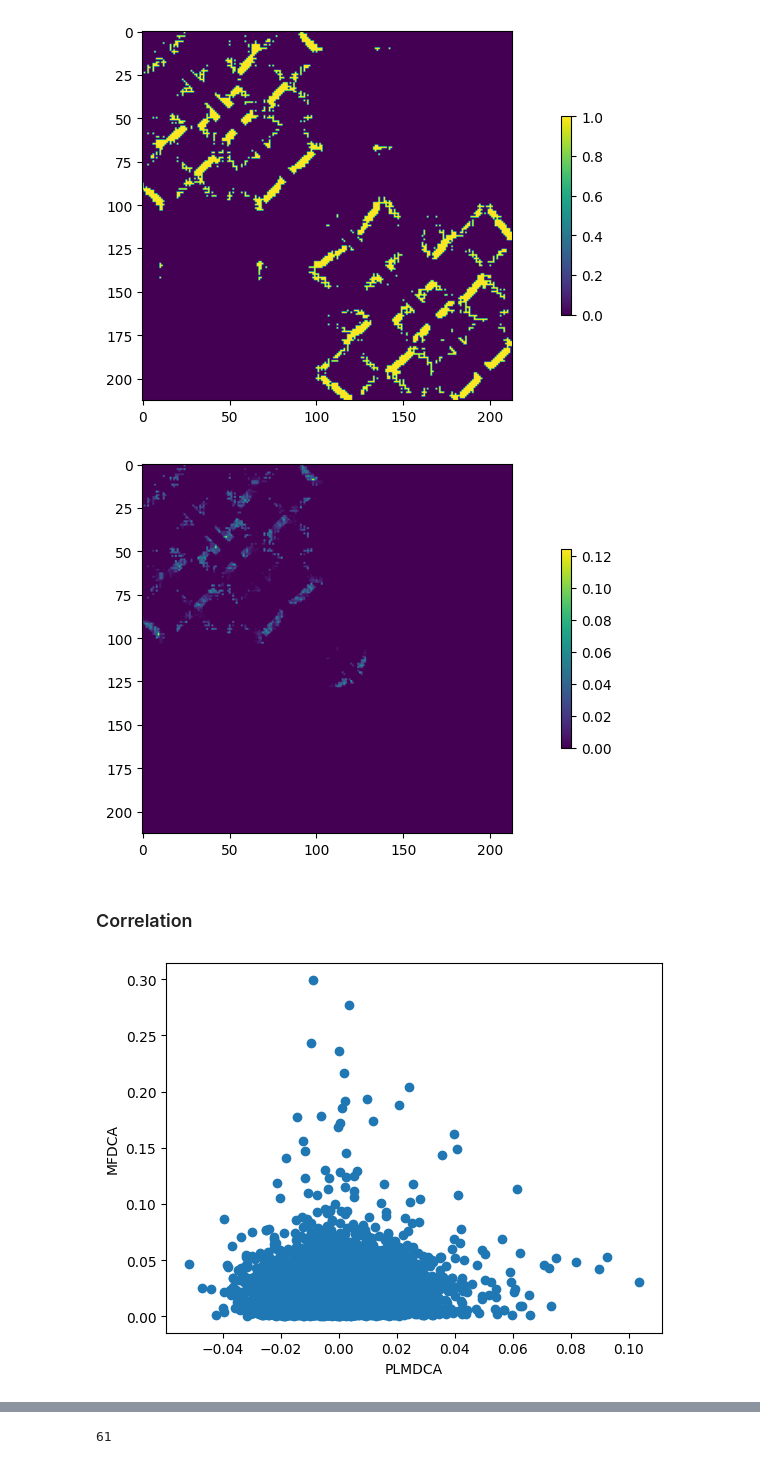
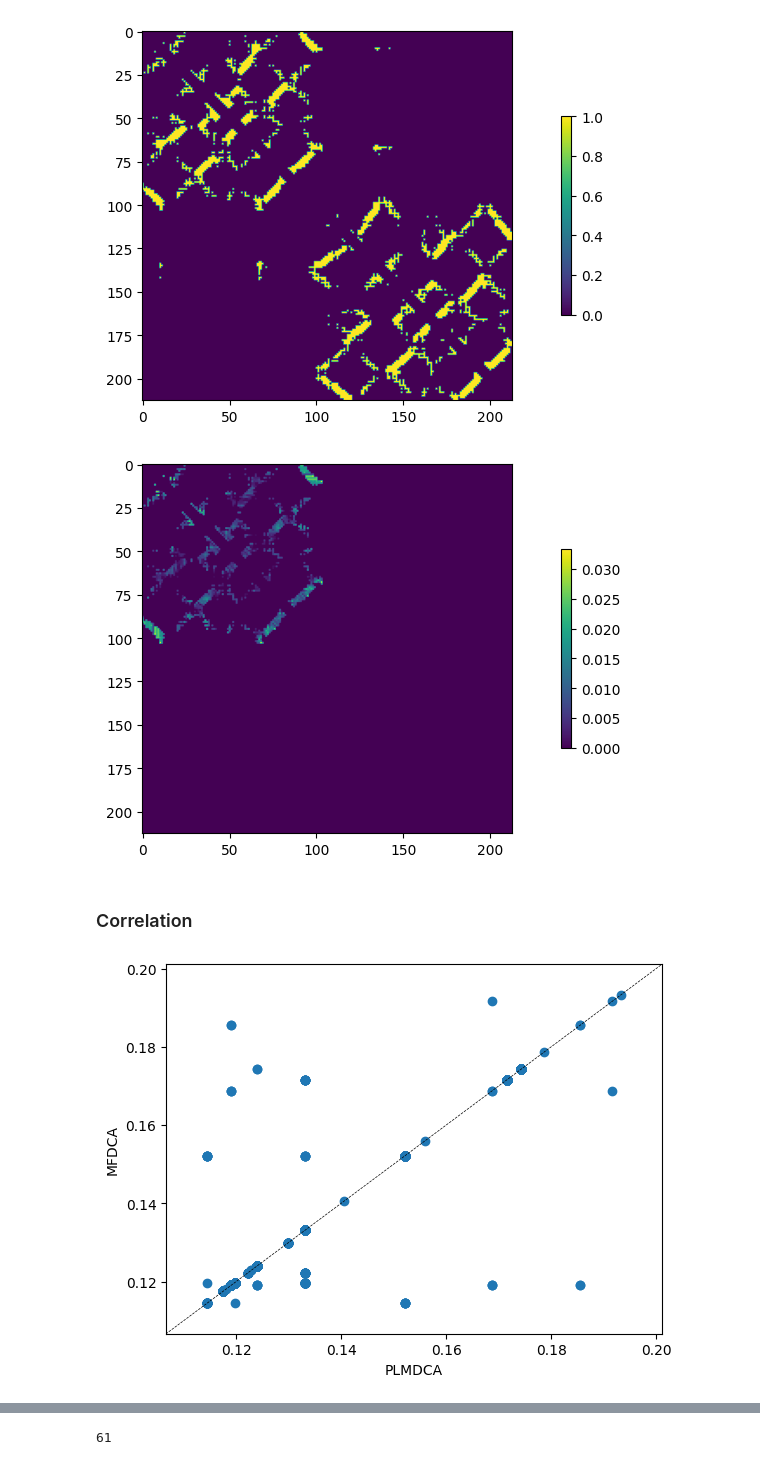
Before and after one commit to Vincent-La/cmsc702-protein-lm, a Jupyter notebook: notebooks/scoring_correlation.ipynb, the cells around one changed output, grey strips where cells are left out. Drawn from its saved outputs; the diff is of its cells as text; code cells hidden in the pictures.

Commit message:
New plots

```diff
--- a/notebooks/scoring_correlation.ipynb
+++ b/notebooks/scoring_correlation.ipynb
@@ -196,19 +194,26 @@ d=heatmap_creator(real_contacts_df)
 # %% [output]
 [figure]
 # %%
-heatmap_creator([real_contacts_df, mfdca_df])
+heatmap_creator([esm_dfs[0], mfdca_df])
 # %% [output]
-[figure, old version]
+[figure, new version]
 # %% [markdown]
 ### Correlation
 # %%
-matches = get_matches(plmdca_df, mfdca_df)
+#matches = get_matches(filter_L(mfdca_df, L=500), filter_L(plmdca_df, L=500))
 plt.scatter(matches["a_prob"], matches["b_prob"])
+plt.plot([0,1],[0,1],color="black",linestyle="dashed", linewidth=0.5)
+ax = plt.gca()
+a_min, a_max = matches["a_prob"].min(), matches["a_prob"].max()
+b_min, b_max = matches["b_prob"].min(), matches["b_prob"].max()
+a_range, b_range = (a_max - a_min) / 10, (b_max - b_min) / 10
+ax.set_xlim([a_min - a_range, a_max + a_range])
+ax.set_ylim([b_min - b_range, b_max + b_range])
 plt.xlabel("PLMDCA") # NOTE: set axes same and draw diagonal
 plt.ylabel("MFDCA")
 corr, p = spearmanr(matches["a_prob"], matches["b_prob"])
 # %% [output]
-[figure, old version]
+[figure, new version]
 # %%
 corr, p
 # %% [output]
```
Also changed, not shown: parts of 5 cells of this notebook, 2 other files.
